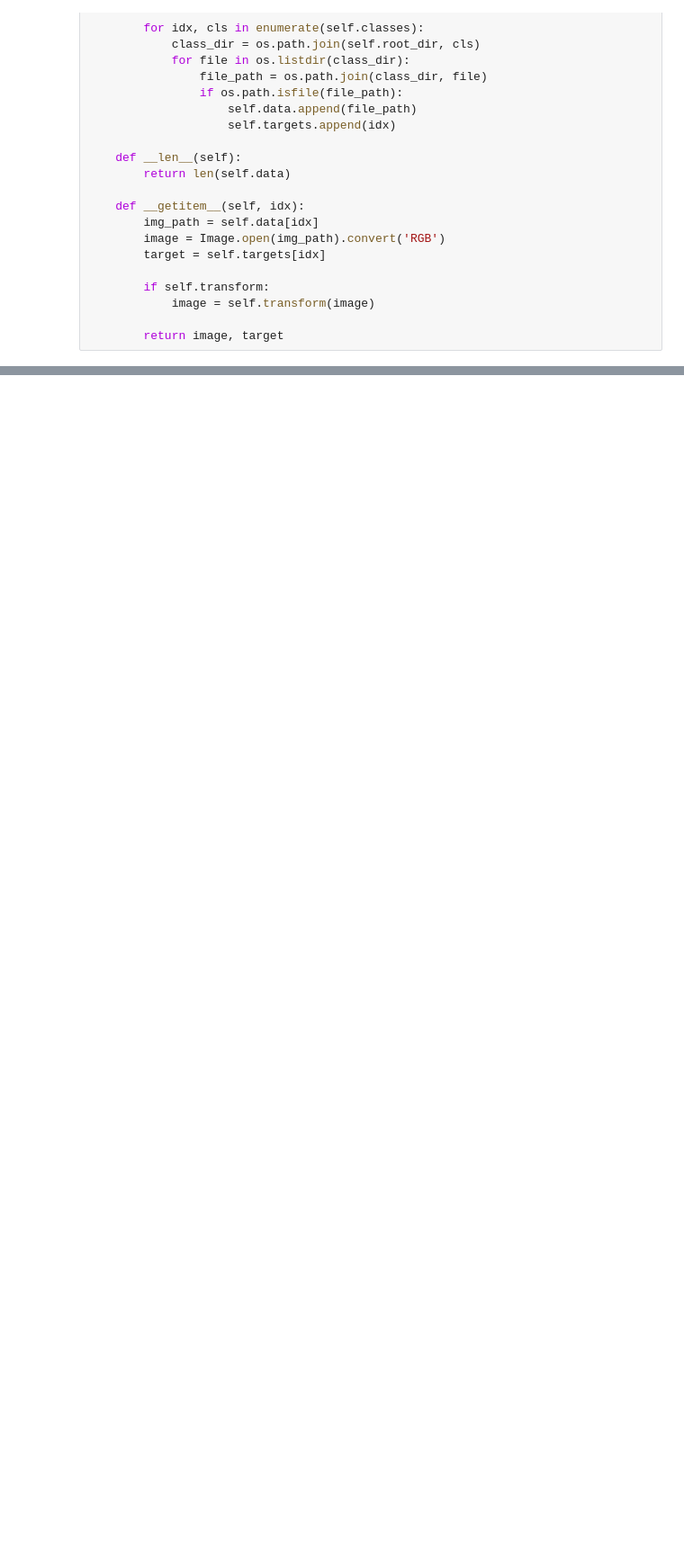
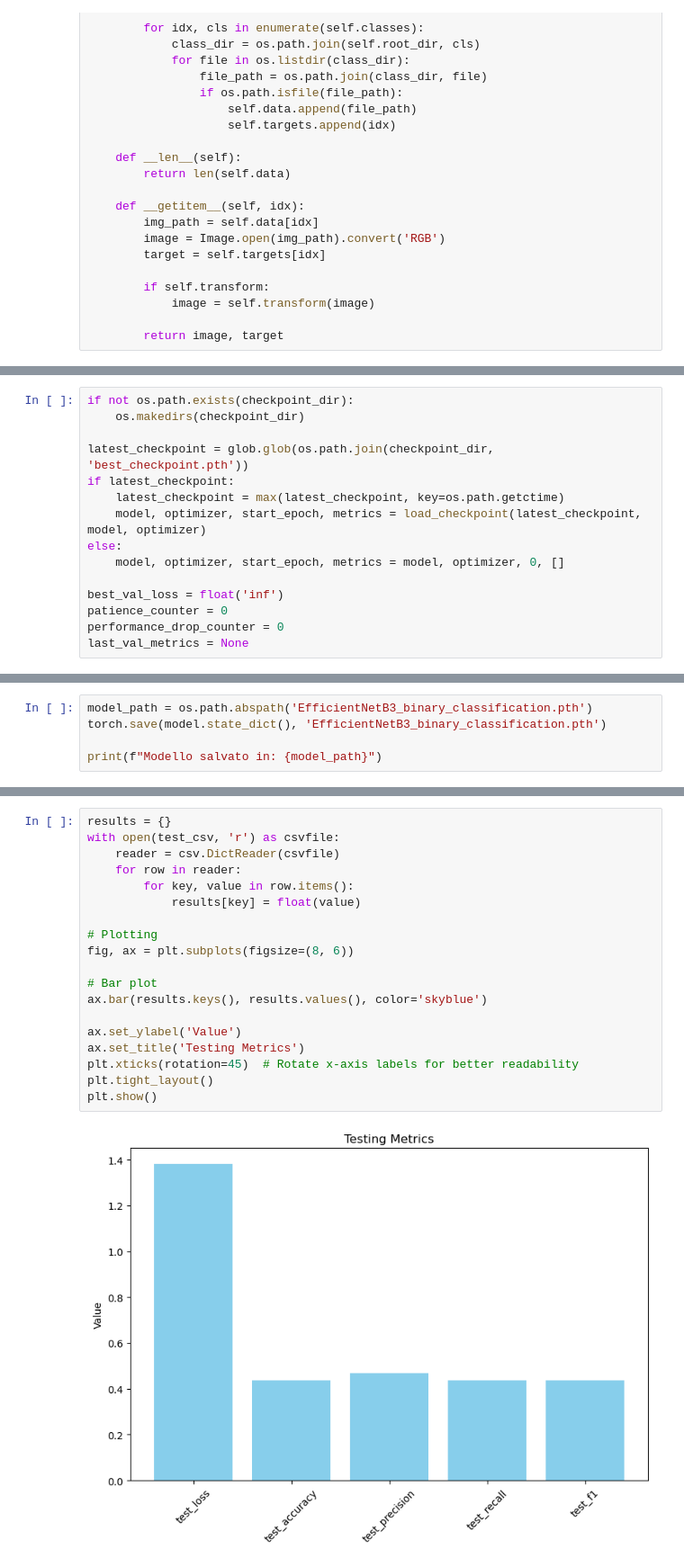
Before and after one commit to IreneGaita/UnderwaterSoundsClassification, a Jupyter notebook: Esperimento 3 Multiclasse/ResNet50/ResNet50.ipynb, the cells around one changed output, grey strips where cells are left out. Shown at 90% size. Saved outputs shown, nothing was run; the diff lists cells and outputs as text; blank space fills up the shorter version.

Commit message:
fix Esperimenti Binary

```diff
--- a/Esperimento 3 Multiclasse/ResNet50/ResNet50.ipynb
+++ b/Esperimento 3 Multiclasse/ResNet50/ResNet50.ipynb
@@ -402,0 +179,15 @@ plot_results(csv_file)
+# %%
+if not os.path.exists(checkpoint_dir):
+    os.makedirs(checkpoint_dir)
+
+latest_checkpoint = glob.glob(os.path.join(checkpoint_dir, 'best_checkpoint.pth'))
+if latest_checkpoint:
+    latest_checkpoint = max(latest_checkpoint, key=os.path.getctime)
+    model, optimizer, start_epoch, metrics = load_checkpoint(latest_checkpoint, model, optimizer)
+else:
+    model, optimizer, start_epoch, metrics = model, optimizer, 0, []
+
+best_val_loss = float('inf')
+patience_counter = 0
+performance_drop_counter = 0
+last_val_metrics = None
@@ -402,0 +308,5 @@ plot_results(csv_file)
+# %%
+model_path = os.path.abspath('EfficientNetB3_binary_classification.pth')
+torch.save(model.state_dict(), 'EfficientNetB3_binary_classification.pth')
+
+print(f"Modello salvato in: {model_path}")
@@ -402,0 +396,21 @@ plot_results(csv_file)
+# %%
+results = {}
+with open(test_csv, 'r') as csvfile:
+    reader = csv.DictReader(csvfile)
+    for row in reader:
+        for key, value in row.items():
+            results[key] = float(value)
+
+# Plotting
+fig, ax = plt.subplots(figsize=(8, 6))
+
+# Bar plot
+ax.bar(results.keys(), results.values(), color='skyblue')
+
+ax.set_ylabel('Value')
+ax.set_title('Testing Metrics')
+plt.xticks(rotation=45)  # Rotate x-axis labels for better readability
+plt.tight_layout()
+plt.show()
+# %% [output]
+[figure, added]
```
Also changed, not shown: parts of 45 cells of this notebook, 6 other files.
